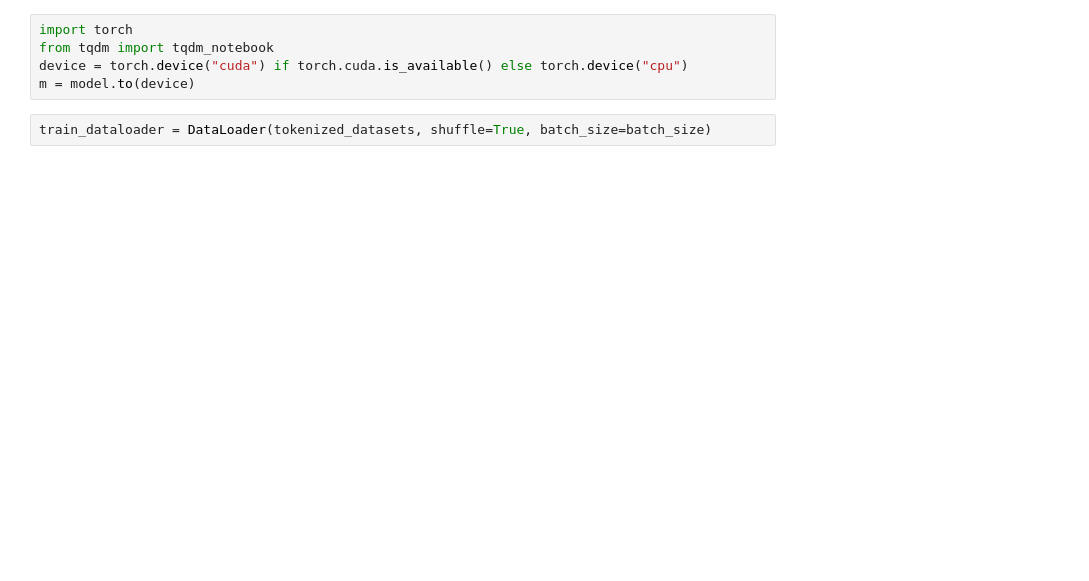
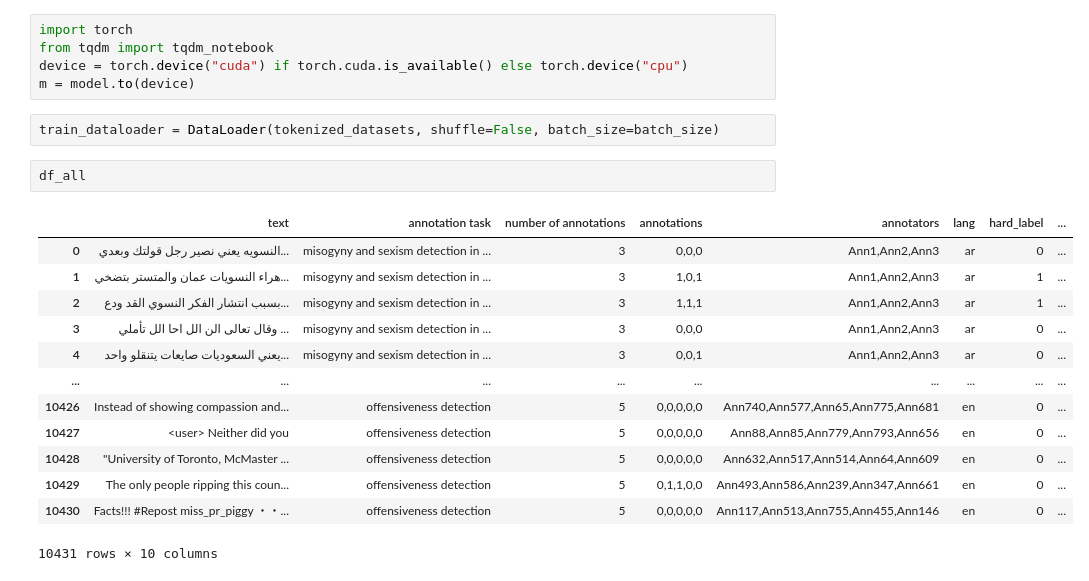
Before and after one commit to cicl-iscl/LeWiDi_SemEval2023, a Jupyter notebook: Notebooks/bert_multilingual_last_layer_dataset_upload.ipynb, the cells around one changed output. Cells and saved outputs as stored; diff of their text form; blank space fills up the shorter version.

```diff
--- a/Notebooks/bert_multilingual_last_layer_dataset_upload.ipynb
+++ b/Notebooks/bert_multilingual_last_layer_dataset_upload.ipynb
@@ -96,7 +97,23 @@ from tqdm import tqdm_notebook
 device = torch.device("cuda") if torch.cuda.is_available() else torch.device("cpu")
 m = model.to(device)
 # %%
-train_dataloader = DataLoader(tokenized_datasets, shuffle=True, batch_size=batch_size)
+train_dataloader = DataLoader(tokenized_datasets, shuffle=False, batch_size=batch_size)
+# %%
+df_all
+# %% [output]
+|  | text | annotation task | number of annotations | annotations | annotators | lang | hard_label | ... |
+| 0 | النسويه يعني نصير رجل قولتك وبعدي... | misogyny and sexism detection in ... | 3 | 0,0,0 | Ann1,Ann2,Ann3 | ar | 0 | ... |
+| 1 | هراء النسويات عمان والمتستر بتضخي... | misogyny and sexism detection in ... | 3 | 1,0,1 | Ann1,Ann2,Ann3 | ar | 1 | ... |
+| 2 | بسبب انتشار الفكر النسوي القد ودع... | misogyny and sexism detection in ... | 3 | 1,1,1 | Ann1,Ann2,Ann3 | ar | 1 | ... |
+| 3 | وقال تعالى الن الل احا الل تأملي ... | misogyny and sexism detection in ... | 3 | 0,0,0 | Ann1,Ann2,Ann3 | ar | 0 | ... |
+| 4 | يعني السعوديات صايعات يتنقلو واحد... | misogyny and sexism detection in ... | 3 | 0,0,1 | Ann1,Ann2,Ann3 | ar | 0 | ... |
+| ... | ... | ... | ... | ... | ... | ... | ... | ... |
+| 10426 | Instead of showing compassion and... | offensiveness detection | 5 | 0,0,0,0,0 | Ann740,Ann577,Ann65,Ann775,Ann681 | en | 0 | ... |
+| 10427 | <user> Neither did you | offensiveness detection | 5 | 0,0,0,0,0 | Ann88,Ann85,Ann779,Ann793,Ann656 | en | 0 | ... |
+| 10428 | "University of Toronto, McMaster ... | offensiveness detection | 5 | 0,0,0,0,0 | Ann632,Ann517,Ann514,Ann64,Ann609 | en | 0 | ... |
+| 10429 | The only people ripping this coun... | offensiveness detection | 5 | 0,1,1,0,0 | Ann493,Ann586,Ann239,Ann347,Ann661 | en | 0 | ... |
+| 10430 | Facts!!! #Repost miss_pr_piggy ・・... | offensiveness detection | 5 | 0,0,0,0,0 | Ann117,Ann513,Ann755,Ann455,Ann146 | en | 0 | ... |
+10431 rows × 10 columns
 # %%
 import torch
 
```
Also changed, not shown: parts of 13 cells of this notebook.
